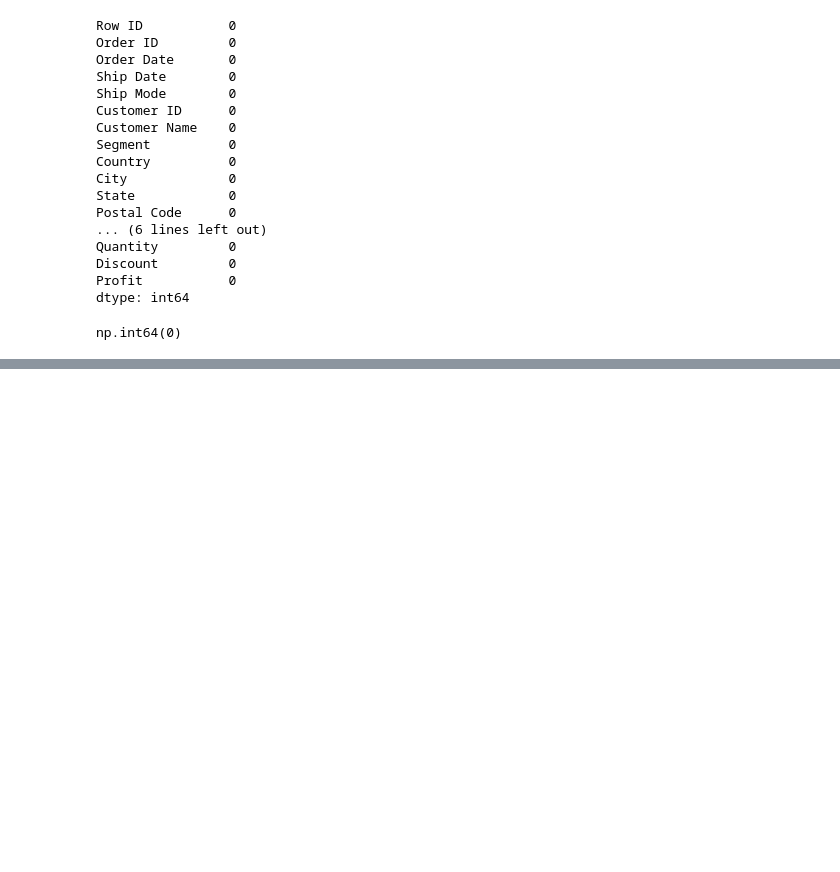
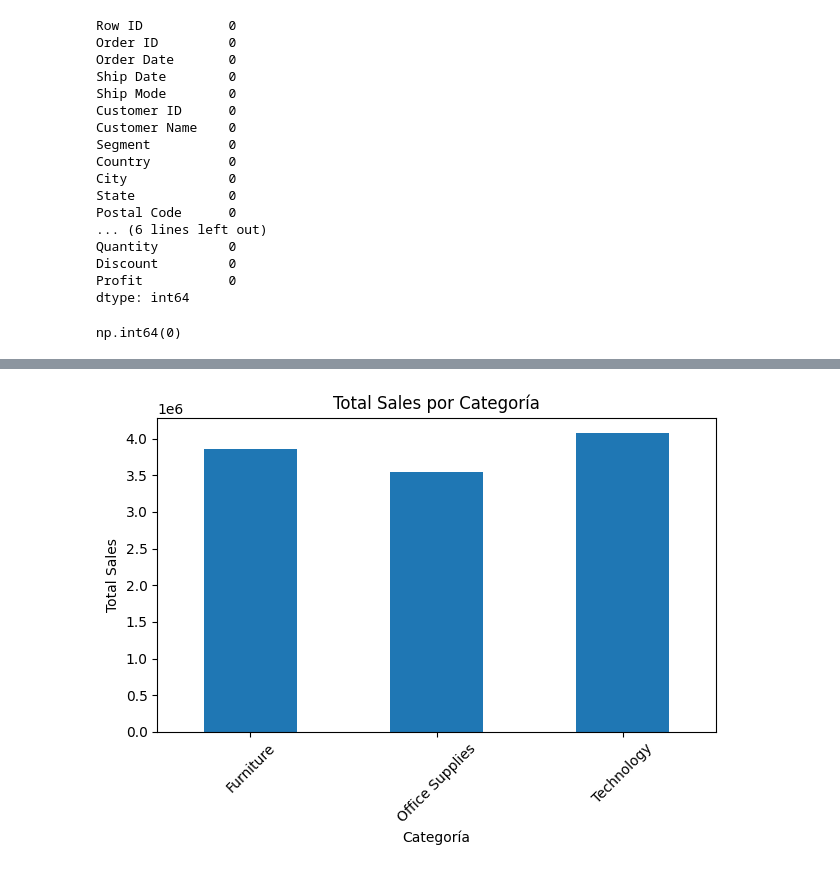
Before and after one commit to EEEliax/data-science-aws, a Jupyter notebook: notebooks/semana2_analisis_EDA.ipynb, the cells around one changed output, grey strips where cells are left out. Saved outputs shown, nothing was run; the diff lists cells and outputs as text; code cells hidden in the pictures; blank space fills up the shorter version.

```diff
--- a/notebooks/semana2_analisis_EDA.ipynb
+++ b/notebooks/semana2_analisis_EDA.ipynb
@@ -72,0 +125,10 @@ np.int64(0)
+# %%
+df.groupby("Category")["Total Sales"].sum().plot(kind="bar")
+plt.title("Total Sales por Categoría")
+plt.xlabel("Categoría")
+plt.ylabel("Total Sales")
+plt.xticks(rotation=45)
+plt.tight_layout()
+plt.show()
+# %% [output]
+[figure, added]
```
Also changed, not shown: parts of 7 cells of this notebook.
